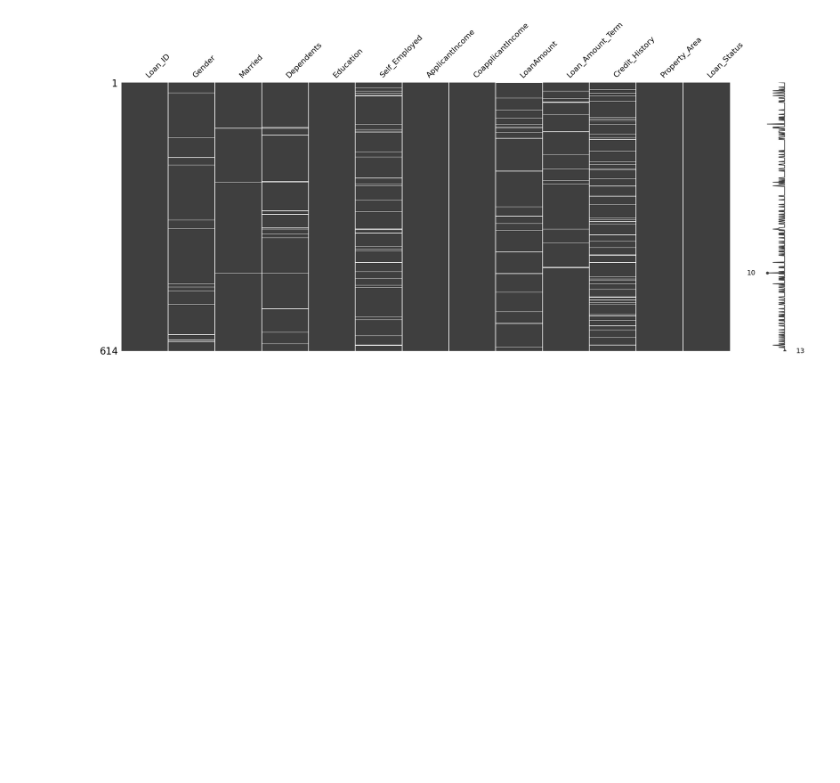
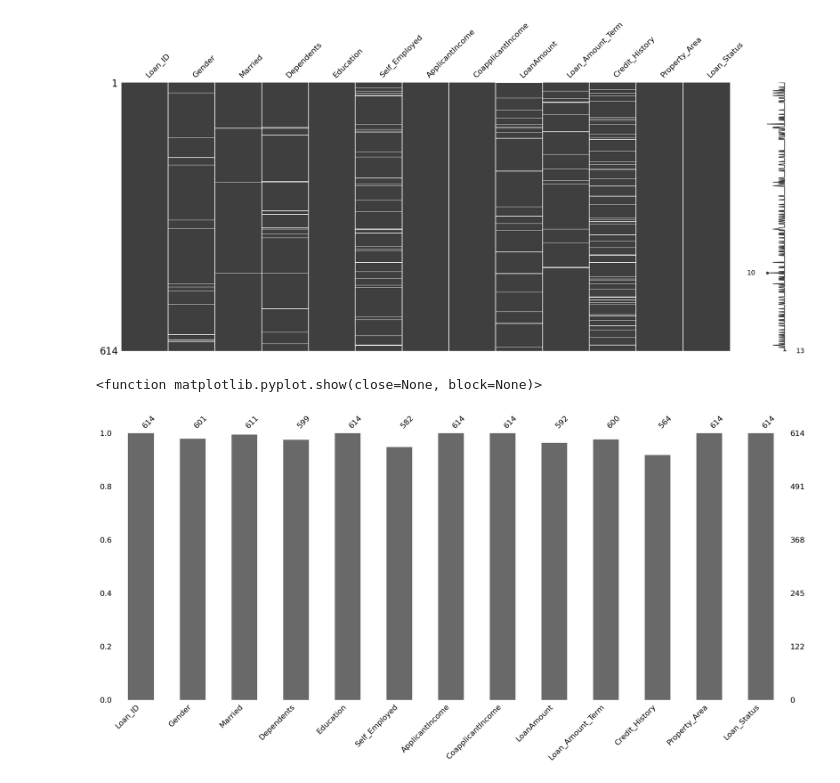
Before and after one commit to sewadaj18/Credit-scoring-cleaning, a Jupyter notebook: Nettoyage crédit.ipynb, the cells around one changed output. Drawn from its saved outputs; the diff is of its cells as text; code cells hidden in the pictures; blank space fills up the shorter version.

```diff
--- a/Nettoyage crédit.ipynb
+++ b/Nettoyage crédit.ipynb
@@ -52,3 +52,9 @@ plt.show
 # %% [output]
 <function matplotlib.pyplot.show(close=None, block=None)>
 [figure]
+# %%
+msno.bar(df)
+plt.show
+# %% [output]
+<function matplotlib.pyplot.show(close=None, block=None)>
+[figure, added]
```
Also changed, not shown: parts of 4 cells of this notebook.
